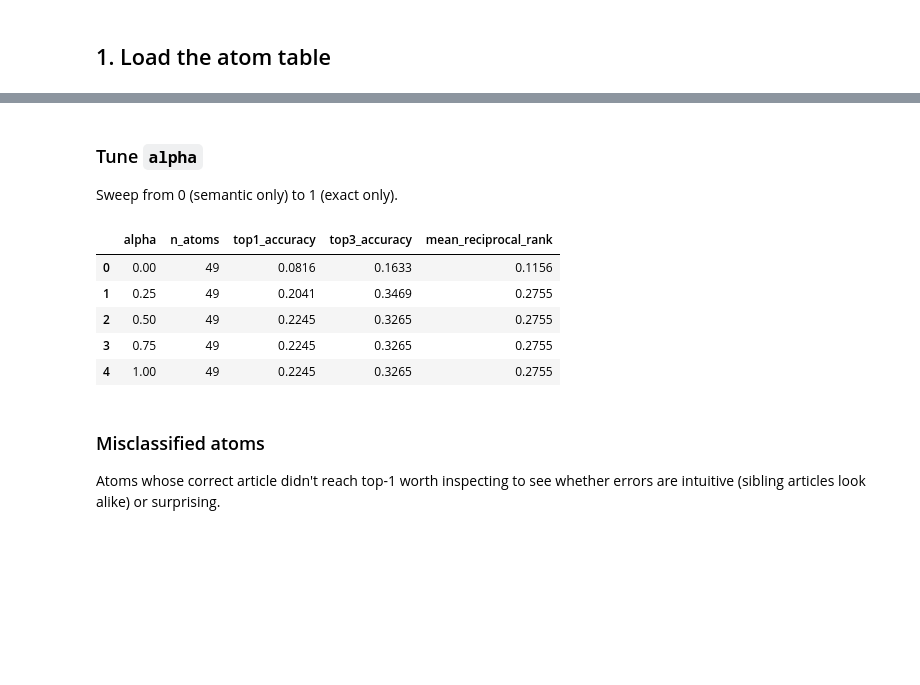
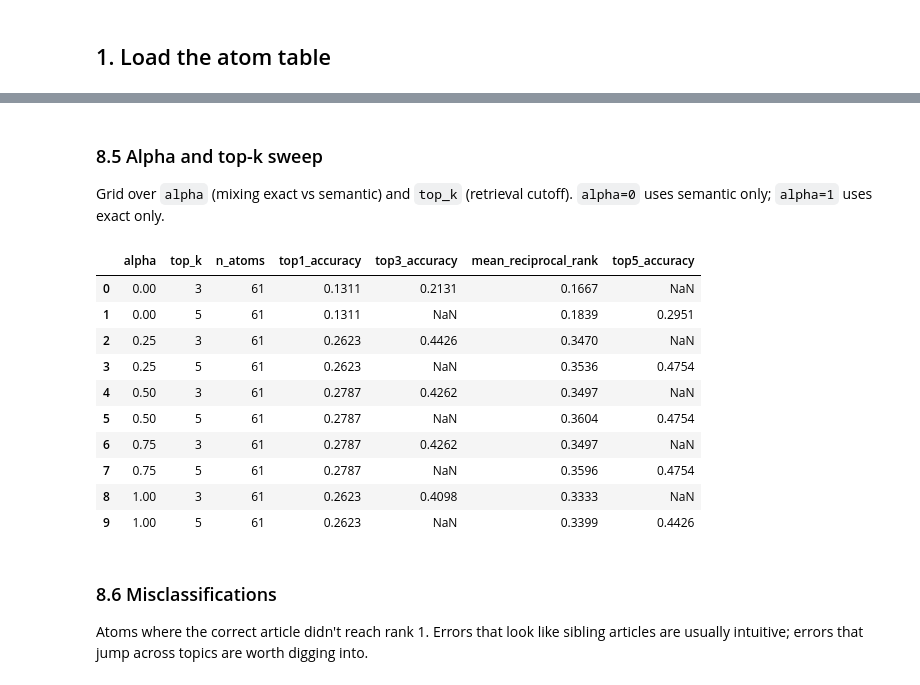
Before and after one commit to robinAssam/ArticleRelationshipModel, a Jupyter notebook: notebooks/01_explore_atoms.ipynb, the cells around one changed output, grey strips where cells are left out. Saved outputs shown, nothing was run; the diff lists cells and outputs as text; code cells hidden in the pictures; blank space fills up the shorter version.

```diff
--- a/notebooks/01_explore_atoms.ipynb
+++ b/notebooks/01_explore_atoms.ipynb
@@ -486,0 +339,32 @@ Atom pairs ONLY connected semantically:
+# %%
+# Combine both channels in one table
+exact = edges.copy()
+exact['edge_kind'] = 'exact'
+
+sem = sem_edges.copy()
+sem['edge_kind'] = 'semantic'
+sem['shared'] = sem['matched_pairs']
+sem['strength'] = sem['n_matches']
+sem['weighted_strength'] = sem['max_similarity']
+
+cols = ['edge_kind', 'atom_a', 'atom_b', 'field', 'shared', 'strength', 'weighted_strength']
+combined = pd.concat([exact[cols], sem[cols]], ignore_index=True)
+
+# Coverage overlap
+exact_pairs = {(r.atom_a, r.atom_b) for _, r in exact.iterrows()}
+sem_pairs_set = {(r.atom_a, r.atom_b) for _, r in sem.iterrows()}
+sem_only = sem_pairs_set - exact_pairs
+exact_only = exact_pairs - sem_pairs_set
+both = sem_pairs_set & exact_pairs
+
+print(f'Exact edges:                {len(exact)}')
+print(f'Semantic edges:             {len(sem_edges)}')
+print(f'Atom pairs, exact only:     {len(exact_only)}')
+print(f'Atom pairs, semantic only:  {len(sem_only)}')
+print(f'Atom pairs in both:         {len(both)}')
+
+if sem_only:
+    print()
+    print('Atom pairs connected ONLY semantically (no exact tag overlap):')
+    for a, b in sorted(sem_only):
+        print(f'  {a} <-> {b}')
@@ -738,27 +738,36 @@ per_article
 | synth:7 | 3 | 0.000 | 0.667 | 0.333 |
 | synth:8 | 3 | 0.000 | 0.000 | 0.000 |
 | synth:9 | 3 | 0.667 | 0.667 | 0.667 |
-# %% [markdown]
-### Tune `alpha`
-
-Sweep from 0 (semantic only) to 1 (exact only).
+# %% [markdown]
+### 8.5 Alpha and top-k sweep
+
+Grid over `alpha` (mixing exact vs semantic) and `top_k` (retrieval cutoff).
+`alpha=0` uses semantic only; `alpha=1` uses exact only.
 # %%
-sweep = []
+sweep_rows = []
 for a in [0.0, 0.25, 0.5, 0.75, 1.0]:
-    _, s = evaluate_classifier_loo(df, weights=weights_idf, sim_pairs=sim_pairs, alpha=a, top_k=3)
-    sweep.append({'alpha': a, **s})
-pd.DataFrame(sweep)
+    for k in [3, 5]:
+        _, s = evaluate_classifier_loo(df, weights=weights_idf, sim_pairs=sim_pairs, alpha=a, top_k=k)
+        sweep_rows.append({'alpha': a, 'top_k': k, **s})
+pd.DataFrame(sweep_rows)
 # %% [output]
-|  | alpha | n_atoms | top1_accuracy | top3_accuracy | mean_reciprocal_rank |
-| 0 | 0.00 | 49 | 0.0816 | 0.1633 | 0.1156 |
-| 1 | 0.25 | 49 | 0.2041 | 0.3469 | 0.2755 |
-| 2 | 0.50 | 49 | 0.2245 | 0.3265 | 0.2755 |
-| 3 | 0.75 | 49 | 0.2245 | 0.3265 | 0.2755 |
-| 4 | 1.00 | 49 | 0.2245 | 0.3265 | 0.2755 |
+|  | alpha | top_k | n_atoms | top1_accuracy | top3_accuracy | mean_reciprocal_rank | top5_accuracy |
+| 0 | 0.00 | 3 | 61 | 0.1311 | 0.2131 | 0.1667 | NaN |
+| 1 | 0.00 | 5 | 61 | 0.1311 | NaN | 0.1839 | 0.2951 |
+| 2 | 0.25 | 3 | 61 | 0.2623 | 0.4426 | 0.3470 | NaN |
+| 3 | 0.25 | 5 | 61 | 0.2623 | NaN | 0.3536 | 0.4754 |
+| 4 | 0.50 | 3 | 61 | 0.2787 | 0.4262 | 0.3497 | NaN |
+| 5 | 0.50 | 5 | 61 | 0.2787 | NaN | 0.3604 | 0.4754 |
+| 6 | 0.75 | 3 | 61 | 0.2787 | 0.4262 | 0.3497 | NaN |
+| 7 | 0.75 | 5 | 61 | 0.2787 | NaN | 0.3596 | 0.4754 |
+| 8 | 1.00 | 3 | 61 | 0.2623 | 0.4098 | 0.3333 | NaN |
+| 9 | 1.00 | 5 | 61 | 0.2623 | NaN | 0.3399 | 0.4426 |
-# %% [markdown]
-###  Misclassified atoms
-
-Atoms whose correct article didn't reach top-1 worth inspecting to see whether errors are intuitive (sibling articles look alike) or surprising.
+# %% [markdown]
+### 8.6 Misclassifications
+
+Atoms where the correct article didn't reach rank 1. Errors that look like
+sibling articles are usually intuitive; errors that jump across topics are
+worth digging into.
 # %%
 misses = eval_df[~eval_df['top1_hit']]
 misses[['atom_id', 'true_article', 'top1_match', 'rank']]
```
Also changed, not shown: parts of 90 cells of this notebook, 7 other files.
